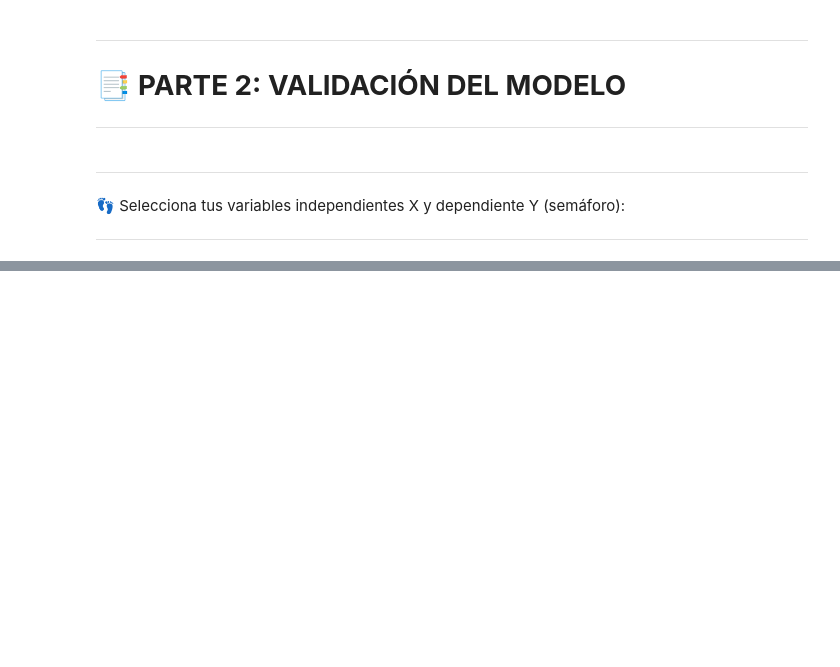
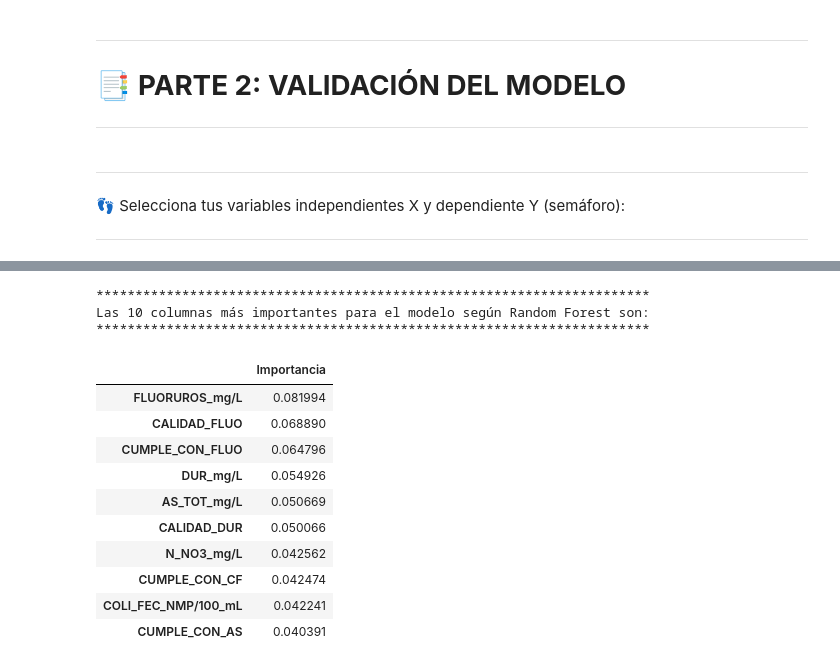
Before and after one commit to PosgradoMNA/actividades-del-projecto-equipo-60, a Jupyter notebook: Reto_Equipo_60_Entrega_2.ipynb, the cells around one changed output, grey strips where cells are left out. Drawn from its saved outputs; the diff is of its cells as text; code cells hidden in the pictures; blank space fills up the shorter version.

```diff
--- a/Reto_Equipo_60_Entrega_2.ipynb
+++ b/Reto_Equipo_60_Entrega_2.ipynb
@@ -700,0 +694,25 @@ LabelEncoder()
+# %%
+from sklearn.ensemble import RandomForestClassifier
+Bosque = RandomForestClassifier(n_estimators=500, random_state=42)
+Bosque.fit(X, y)
+
+Columnas_Importantes = pd.DataFrame(index=X.columns, data=Bosque.feature_importances_, columns=["Importancia"])
+print("***********************************************************************")
+print("Las 10 columnas más importantes para el modelo según Random Forest son:")
+print("***********************************************************************")
+Columnas_Importantes.sort_values(by="Importancia", ascending=False).head(10)
+# %% [output]
+***********************************************************************
+Las 10 columnas más importantes para el modelo según Random Forest son:
+***********************************************************************
+|  | Importancia |
+| FLUORUROS_mg/L | 0.081994 |
+| CALIDAD_FLUO | 0.068890 |
+| CUMPLE_CON_FLUO | 0.064796 |
+| DUR_mg/L | 0.054926 |
+| AS_TOT_mg/L | 0.050669 |
+| CALIDAD_DUR | 0.050066 |
+| N_NO3_mg/L | 0.042562 |
+| CUMPLE_CON_CF | 0.042474 |
+| COLI_FEC_NMP/100_mL | 0.042241 |
+| CUMPLE_CON_AS | 0.040391 |
```
Also changed, not shown: parts of 19 cells of this notebook.
